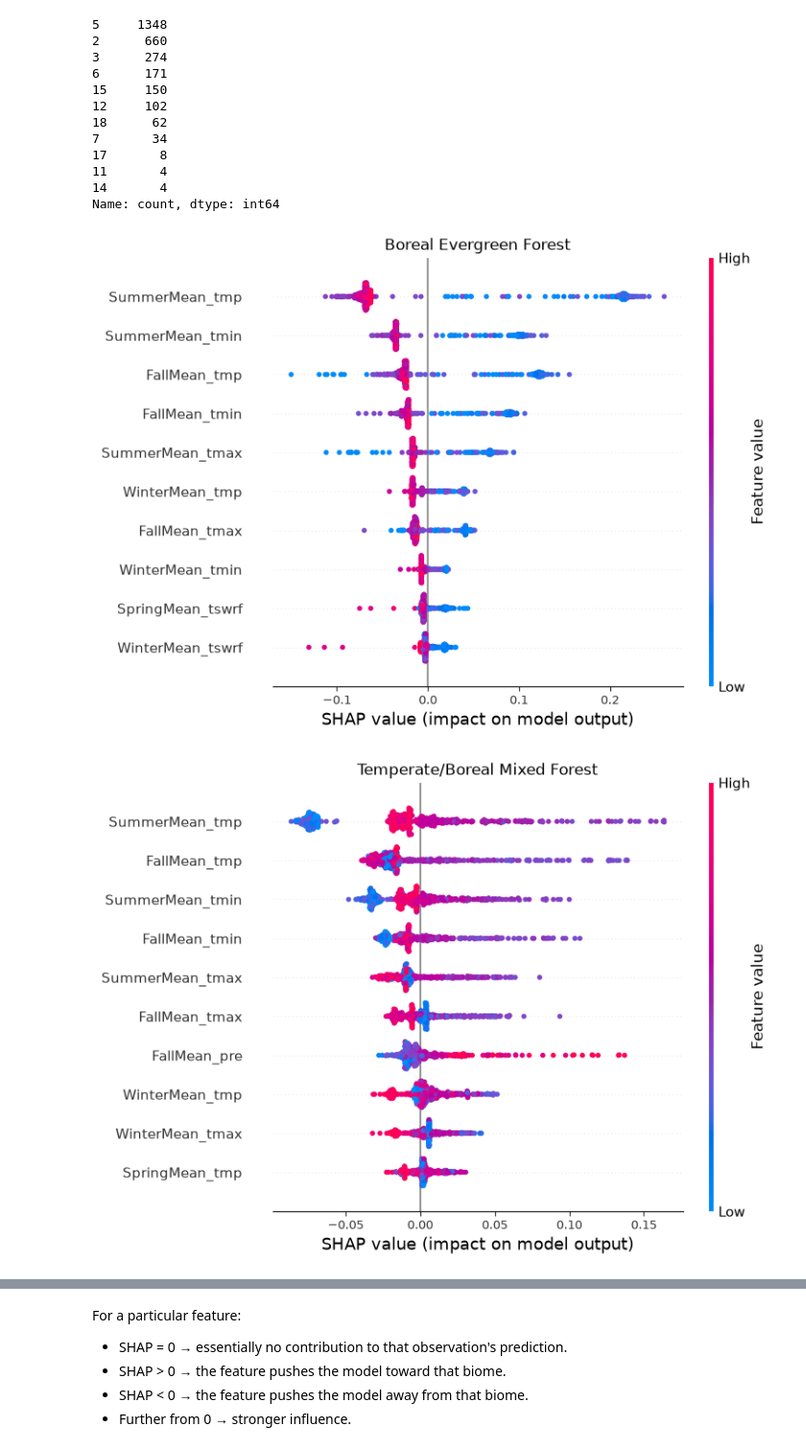
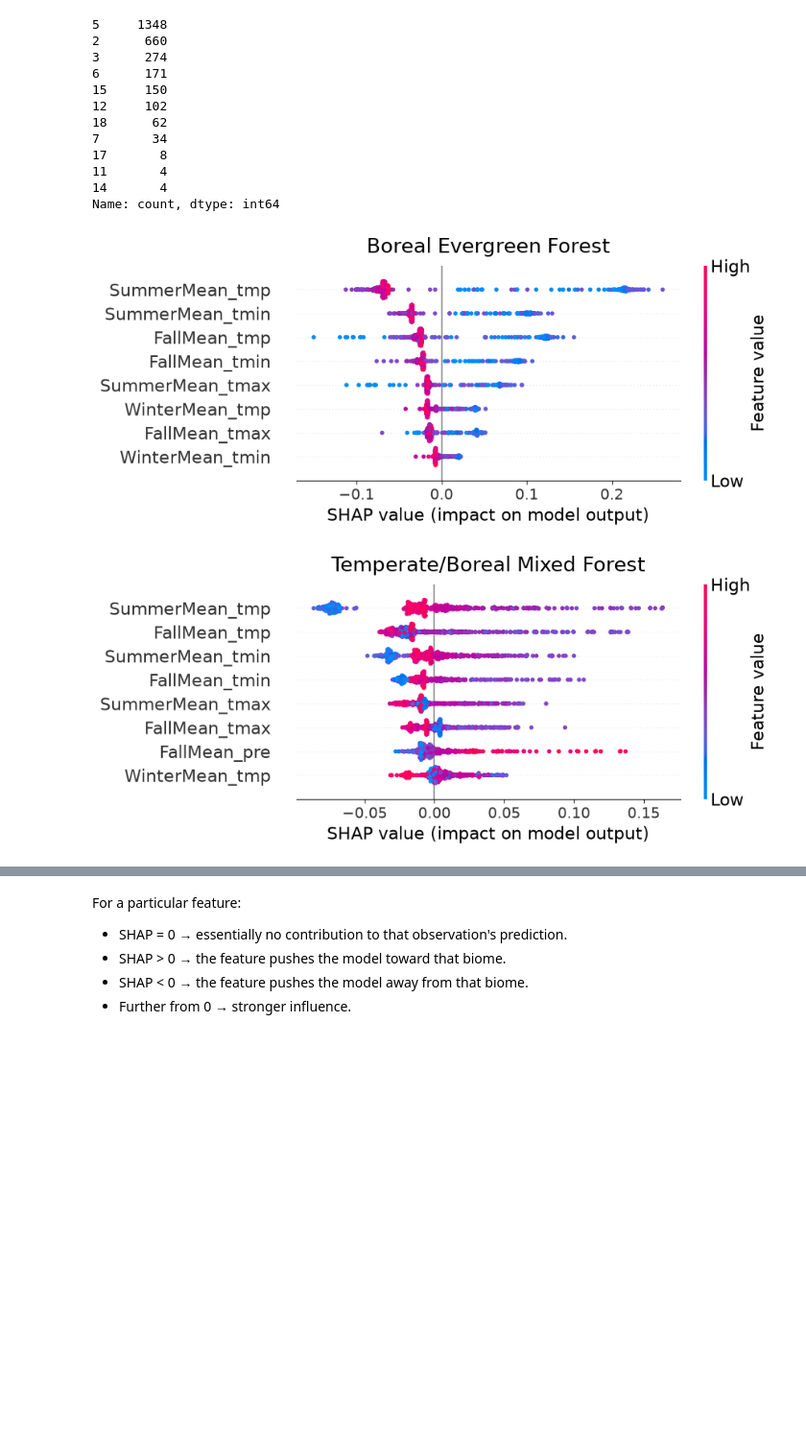
Before and after one commit to AndreaRaaschou/BERN01, a Jupyter notebook: biome_project/Andrea/version2.ipynb, the cells around one changed output, grey strips where cells are left out. Shown at 96% size. Saved outputs shown, nothing was run; the diff lists cells and outputs as text; code cells hidden in the pictures; blank space fills up the shorter version.

Commit message:
update plots

```diff
--- a/biome_project/Andrea/version2.ipynb
+++ b/biome_project/Andrea/version2.ipynb
@@ -495,15 +495,19 @@ Classification report — Russia:
 # %% [markdown]
 ## Make plots
 ### Confusion matrix
+# %%
+# Shared biome labels present in either region (true or predicted)
+labels = sorted(set(y) | set(y_pred_cv) | set(y_russia) | set(y_russia_pred))
+model_target_names = [biome_names[int(i) - 1] for i in labels]
 # %%
 # Predict biomes in Russia
 russia_pred = multi_class3.predict(X_russia)
 
 # Keep biomes present in either true or predicted Russian labels
-labels = sorted(set(y_russia) | set(russia_pred))
-model_target_names = [biome_names[int(i) - 1] for i in labels]
+"""labels = sorted(set(y_russia) | set(russia_pred))
+model_target_names = [biome_names[int(i) - 1] for i in labels]"""
 
-fig, ax = plt.subplots(figsize=(7, 7))
+fig, ax = plt.subplots(figsize=(6,6))
 disp = ConfusionMatrixDisplay.from_predictions(
     y_russia, russia_pred,
     labels=labels, display_labels=model_target_names,
@@ -519,6 +523,7 @@ for i in range(len(labels) + 1):
     disp.ax_.axhline(i - 0.5, linewidth=0.4, alpha=0.3)
 
 plt.xticks(rotation=90)
+plt.title("Russia")
 plt.tight_layout()
 plt.show()
 # %% [output]
@@ -794,23 +825,17 @@ pd.Series(pred).value_counts()
 14       4
 Name: count, dtype: int64
 # %%
-"""for biome in [2, 3, 5, 15]:
-    k = list(multi_class3.classes_).index(biome)
-    shap.summary_plot(sv[:, :, k], sample, max_display=10, show=False)
-    plt.yticks(fontsize=11); plt.xticks(fontsize=9)
-    plt.title(biome_names[biome - 1]); plt.show()"""
-
 for biome in [2, 3, 5, 15]:
     k = list(multi_class3.classes_).index(biome)
-    shap.summary_plot(sv[:, :, k], sample, max_display=10, show=False)
-    plt.yticks(fontsize=11); plt.xticks(fontsize=9)
-    plt.title({
-        2: "Boreal Evergreen Forest",
-        3: "Temperate/Boreal Mixed Forest",
-        5: "Temperate Deciduous Forest",
-        15: "Xeric Woodland/Shrubland"
-    }[biome])
+    shap.summary_plot(sv[:, :, k], sample, max_display=8, show=False, plot_size=(9, 4))
+    plt.yticks(fontsize=16)
+    plt.xticks(fontsize=14)
+    plt.xlabel("SHAP value (impact on model output)", fontsize=16)
+    plt.title({2: "Boreal Evergreen Forest", 3: "Temperate/Boreal Mixed Forest", 5: "Temperate Deciduous Forest", 15: "Xeric Woodland/Shrubland"}[biome], fontsize=19, pad=12)
+    plt.gcf().axes[-1].tick_params(labelsize=16)
+    plt.gcf().axes[-1].set_ylabel("Feature value", fontsize=16)
+    plt.tight_layout()
     plt.show()
 # %% [output]
-[figure, old version]
+[figure, new version]
-[figure, old version]
+[figure, new version]
```
Also changed, not shown: parts of 4 cells of this notebook, 5 other files.
